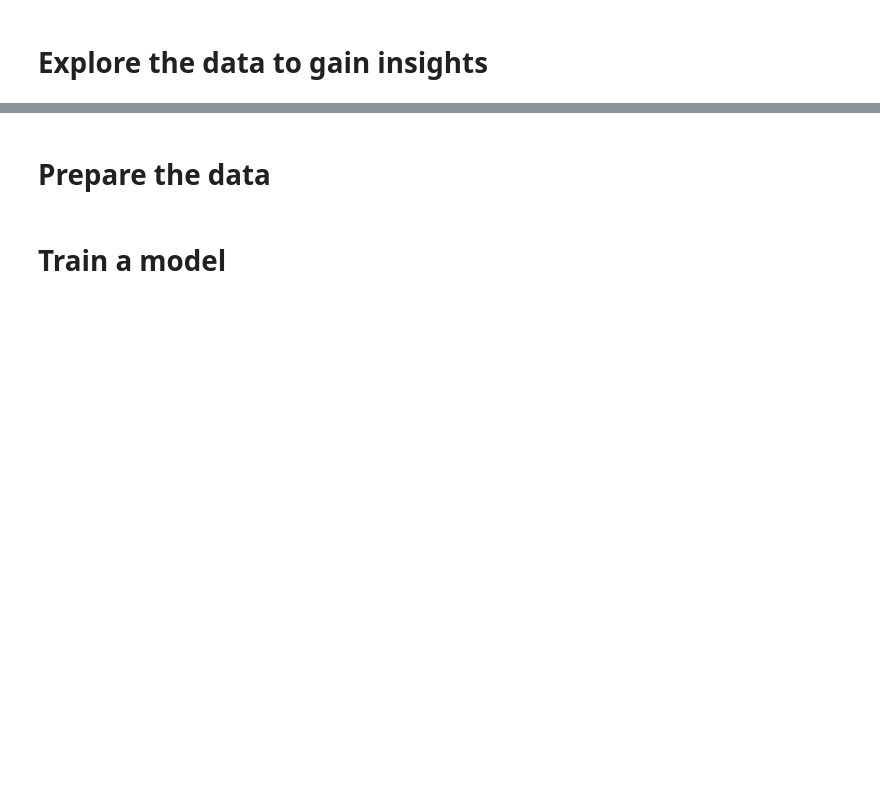
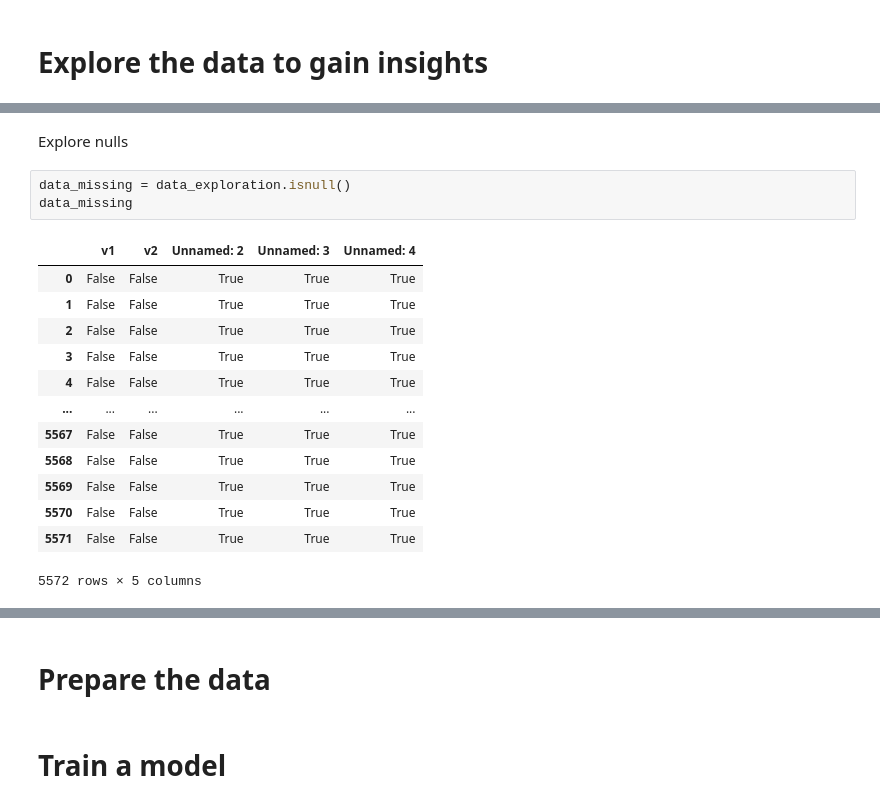
Before and after one commit to carloslme/spam_classifier, a Jupyter notebook: sms_spam_classifier.ipynb, the cells around one changed output, grey strips where cells are left out. Drawn from its saved outputs; the diff is of its cells as text; blank space fills up the shorter version.

```diff
--- a/sms_spam_classifier.ipynb
+++ b/sms_spam_classifier.ipynb
@@ -44,0 +136,19 @@ data.head(5)
+# %% [markdown]
+Explore nulls
+# %%
+data_missing = data_exploration.isnull()
+data_missing
+# %% [output]
+|  | v1 | v2 | Unnamed: 2 | Unnamed: 3 | Unnamed: 4 |
+| 0 | False | False | True | True | True |
+| 1 | False | False | True | True | True |
+| 2 | False | False | True | True | True |
+| 3 | False | False | True | True | True |
+| 4 | False | False | True | True | True |
+| ... | ... | ... | ... | ... | ... |
+| 5567 | False | False | True | True | True |
+| 5568 | False | False | True | True | True |
+| 5569 | False | False | True | True | True |
+| 5570 | False | False | True | True | True |
+| 5571 | False | False | True | True | True |
+5572 rows × 5 columns
```
Also changed, not shown: parts of 18 cells of this notebook.
